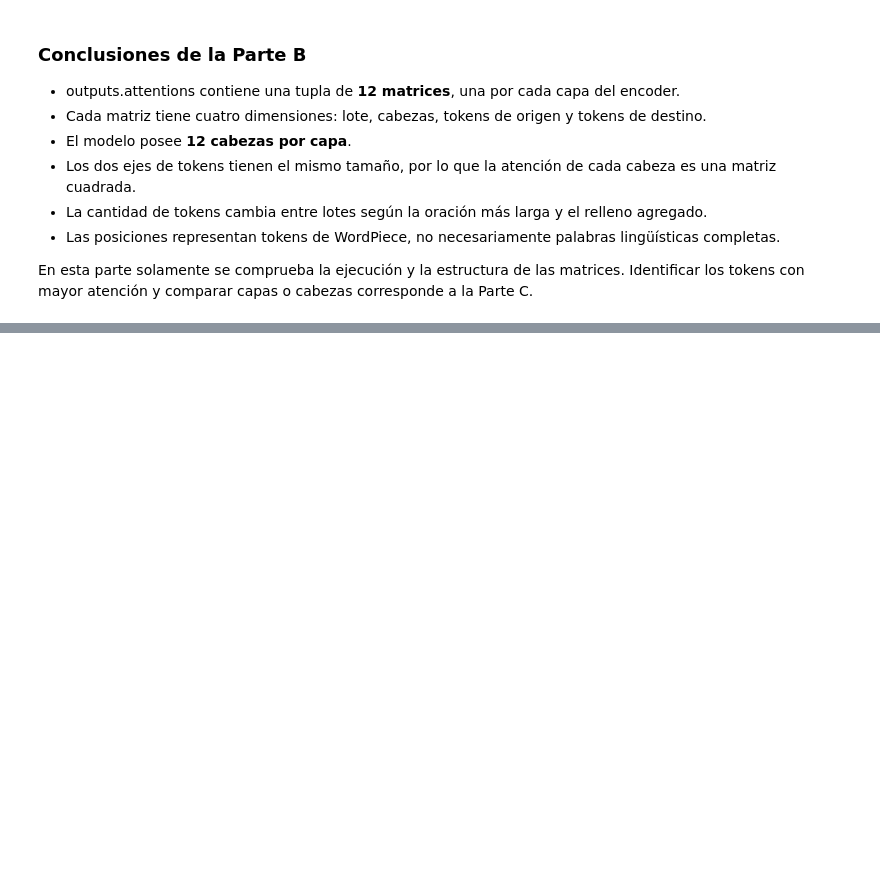
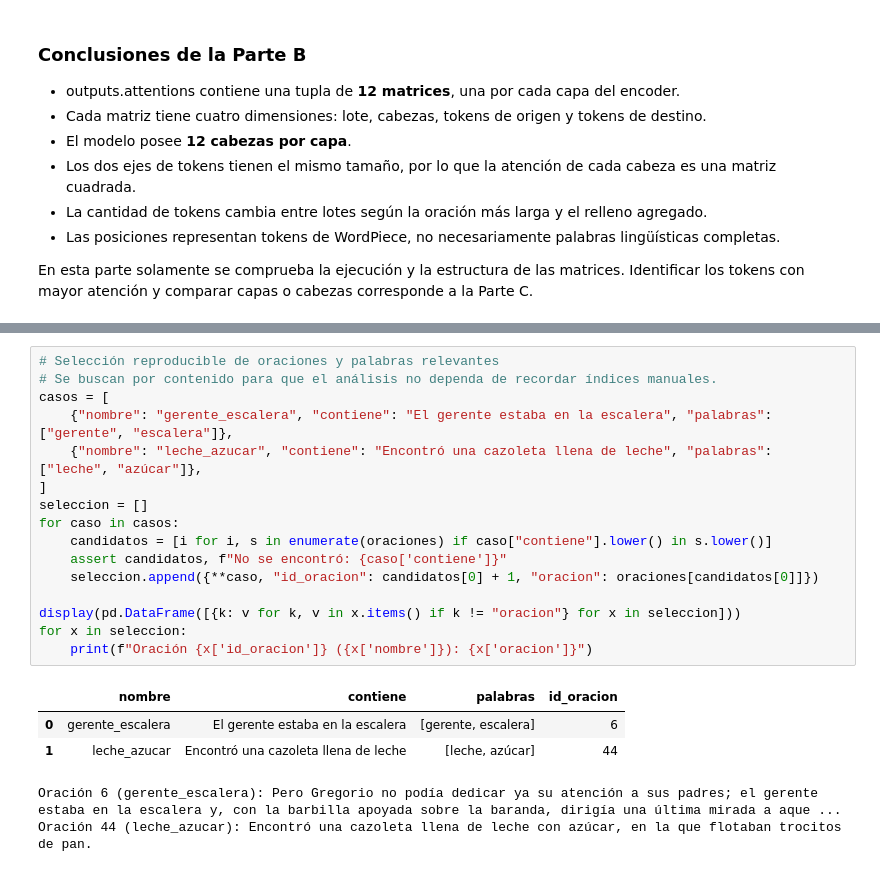
Before and after one commit to nel-eleven11/Lab_3_NLP, a Jupyter notebook: Laboratorio 3.ipynb, the cells around one changed output, grey strips where cells are left out. Cells and saved outputs as stored; diff of their text form; blank space fills up the shorter version.

```diff
--- a/Laboratorio 3.ipynb
+++ b/Laboratorio 3.ipynb
@@ -402,0 +406,22 @@ En esta parte solamente se comprueba la ejecución y la estructura de las matric
+# %%
+# Selección reproducible de oraciones y palabras relevantes
+# Se buscan por contenido para que el análisis no dependa de recordar índices manuales.
+casos = [
+    {"nombre": "gerente_escalera", "contiene": "El gerente estaba en la escalera", "palabras": ["gerente", "escalera"]},
+    {"nombre": "leche_azucar", "contiene": "Encontró una cazoleta llena de leche", "palabras": ["leche", "azúcar"]},
+]
+seleccion = []
+for caso in casos:
+    candidatos = [i for i, s in enumerate(oraciones) if caso["contiene"].lower() in s.lower()]
+    assert candidatos, f"No se encontró: {caso['contiene']}"
+    seleccion.append({**caso, "id_oracion": candidatos[0] + 1, "oracion": oraciones[candidatos[0]]})
+
+display(pd.DataFrame([{k: v for k, v in x.items() if k != "oracion"} for x in seleccion]))
+for x in seleccion:
+    print(f"Oración {x['id_oracion']} ({x['nombre']}): {x['oracion']}")
+# %% [output]
+|  | nombre | contiene | palabras | id_oracion |
+| 0 | gerente_escalera | El gerente estaba en la escalera | [gerente, escalera] | 6 |
+| 1 | leche_azucar | Encontró una cazoleta llena de leche | [leche, azúcar] | 44 |
+Oración 6 (gerente_escalera): Pero Gregorio no podía dedicar ya su atención a sus padres; el gerente estaba en la escalera y, con la barbilla apoyada sobre la baranda, dirigía una última mirada a aque ...
+Oración 44 (leche_azucar): Encontró una cazoleta llena de leche con azúcar, en la que flotaban trocitos de pan.
```
Also changed, not shown: parts of 10 cells of this notebook, 6 other files.
